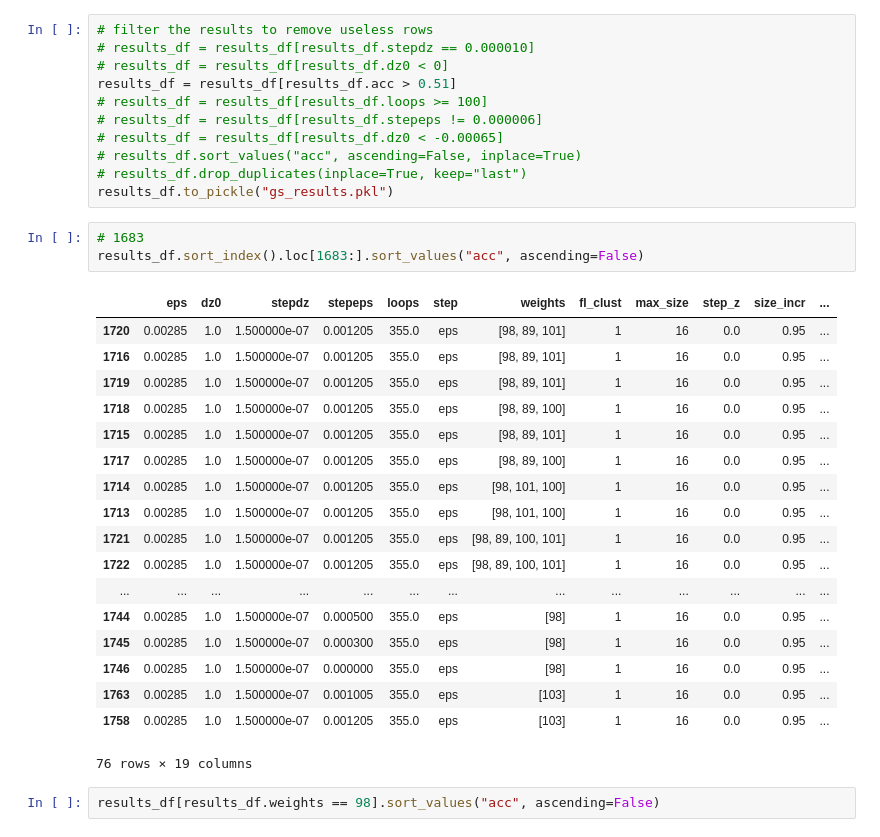
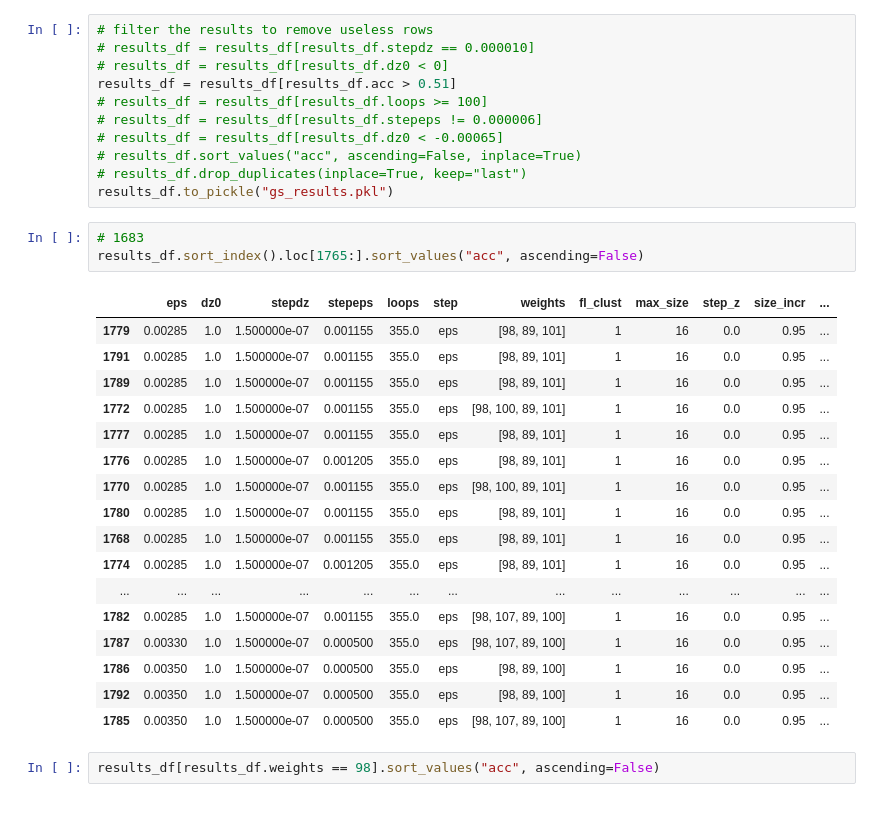
Before and after one commit to escuccim/trackml_code, a Jupyter notebook: gridsearch_scratchpad.ipynb, the cells around one changed output. Saved outputs shown, nothing was run; the diff lists cells and outputs as text.

```diff
--- a/gridsearch_scratchpad.ipynb
+++ b/gridsearch_scratchpad.ipynb
@@ -18,26 +18,25 @@ results_df = results_df[results_df.acc > 0.51]
 results_df.to_pickle("gs_results.pkl")
 # %%
 # 1683
-results_df.sort_index().loc[1683:].sort_values("acc", ascending=False)
+results_df.sort_index().loc[1765:].sort_values("acc", ascending=False)
 # %% [output]
 |  | eps | dz0 | stepdz | stepeps | loops | step | weights | fl_clust | max_size | step_z | size_incr | ... |
-| 1720 | 0.00285 | 1.0 | 1.500000e-07 | 0.001205 | 355.0 | eps | [98, 89, 101] | 1 | 16 | 0.0 | 0.95 | ... |
-| 1716 | 0.00285 | 1.0 | 1.500000e-07 | 0.001205 | 355.0 | eps | [98, 89, 101] | 1 | 16 | 0.0 | 0.95 | ... |
-| 1719 | 0.00285 | 1.0 | 1.500000e-07 | 0.001205 | 355.0 | eps | [98, 89, 101] | 1 | 16 | 0.0 | 0.95 | ... |
-| 1718 | 0.00285 | 1.0 | 1.500000e-07 | 0.001205 | 355.0 | eps | [98, 89, 100] | 1 | 16 | 0.0 | 0.95 | ... |
-| 1715 | 0.00285 | 1.0 | 1.500000e-07 | 0.001205 | 355.0 | eps | [98, 89, 101] | 1 | 16 | 0.0 | 0.95 | ... |
-| 1717 | 0.00285 | 1.0 | 1.500000e-07 | 0.001205 | 355.0 | eps | [98, 89, 100] | 1 | 16 | 0.0 | 0.95 | ... |
-| 1714 | 0.00285 | 1.0 | 1.500000e-07 | 0.001205 | 355.0 | eps | [98, 101, 100] | 1 | 16 | 0.0 | 0.95 | ... |
-| 1713 | 0.00285 | 1.0 | 1.500000e-07 | 0.001205 | 355.0 | eps | [98, 101, 100] | 1 | 16 | 0.0 | 0.95 | ... |
-| 1721 | 0.00285 | 1.0 | 1.500000e-07 | 0.001205 | 355.0 | eps | [98, 89, 100, 101] | 1 | 16 | 0.0 | 0.95 | ... |
-| 1722 | 0.00285 | 1.0 | 1.500000e-07 | 0.001205 | 355.0 | eps | [98, 89, 100, 101] | 1 | 16 | 0.0 | 0.95 | ... |
+| 1779 | 0.00285 | 1.0 | 1.500000e-07 | 0.001155 | 355.0 | eps | [98, 89, 101] | 1 | 16 | 0.0 | 0.95 | ... |
+| 1791 | 0.00285 | 1.0 | 1.500000e-07 | 0.001155 | 355.0 | eps | [98, 89, 101] | 1 | 16 | 0.0 | 0.95 | ... |
+| 1789 | 0.00285 | 1.0 | 1.500000e-07 | 0.001155 | 355.0 | eps | [98, 89, 101] | 1 | 16 | 0.0 | 0.95 | ... |
+| 1772 | 0.00285 | 1.0 | 1.500000e-07 | 0.001155 | 355.0 | eps | [98, 100, 89, 101] | 1 | 16 | 0.0 | 0.95 | ... |
+| 1777 | 0.00285 | 1.0 | 1.500000e-07 | 0.001155 | 355.0 | eps | [98, 89, 101] | 1 | 16 | 0.0 | 0.95 | ... |
+| 1776 | 0.00285 | 1.0 | 1.500000e-07 | 0.001205 | 355.0 | eps | [98, 89, 101] | 1 | 16 | 0.0 | 0.95 | ... |
+| 1770 | 0.00285 | 1.0 | 1.500000e-07 | 0.001155 | 355.0 | eps | [98, 100, 89, 101] | 1 | 16 | 0.0 | 0.95 | ... |
+| 1780 | 0.00285 | 1.0 | 1.500000e-07 | 0.001155 | 355.0 | eps | [98, 89, 101] | 1 | 16 | 0.0 | 0.95 | ... |
+| 1768 | 0.00285 | 1.0 | 1.500000e-07 | 0.001155 | 355.0 | eps | [98, 89, 101] | 1 | 16 | 0.0 | 0.95 | ... |
+| 1774 | 0.00285 | 1.0 | 1.500000e-07 | 0.001205 | 355.0 | eps | [98, 89, 101] | 1 | 16 | 0.0 | 0.95 | ... |
 | ... | ... | ... | ... | ... | ... | ... | ... | ... | ... | ... | ... | ... |
-| 1744 | 0.00285 | 1.0 | 1.500000e-07 | 0.000500 | 355.0 | eps | [98] | 1 | 16 | 0.0 | 0.95 | ... |
-| 1745 | 0.00285 | 1.0 | 1.500000e-07 | 0.000300 | 355.0 | eps | [98] | 1 | 16 | 0.0 | 0.95 | ... |
-| 1746 | 0.00285 | 1.0 | 1.500000e-07 | 0.000000 | 355.0 | eps | [98] | 1 | 16 | 0.0 | 0.95 | ... |
-| 1763 | 0.00285 | 1.0 | 1.500000e-07 | 0.001005 | 355.0 | eps | [103] | 1 | 16 | 0.0 | 0.95 | ... |
-| 1758 | 0.00285 | 1.0 | 1.500000e-07 | 0.001205 | 355.0 | eps | [103] | 1 | 16 | 0.0 | 0.95 | ... |
+| 1782 | 0.00285 | 1.0 | 1.500000e-07 | 0.001155 | 355.0 | eps | [98, 107, 89, 100] | 1 | 16 | 0.0 | 0.95 | ... |
+| 1787 | 0.00330 | 1.0 | 1.500000e-07 | 0.000500 | 355.0 | eps | [98, 107, 89, 100] | 1 | 16 | 0.0 | 0.95 | ... |
+| 1786 | 0.00350 | 1.0 | 1.500000e-07 | 0.000500 | 355.0 | eps | [98, 89, 100] | 1 | 16 | 0.0 | 0.95 | ... |
+| 1792 | 0.00350 | 1.0 | 1.500000e-07 | 0.000500 | 355.0 | eps | [98, 89, 100] | 1 | 16 | 0.0 | 0.95 | ... |
+| 1785 | 0.00350 | 1.0 | 1.500000e-07 | 0.000500 | 355.0 | eps | [98, 107, 89, 100] | 1 | 16 | 0.0 | 0.95 | ... |
-76 rows × 19 columns
 # %%
 results_df[results_df.weights == 98].sort_values("acc", ascending=False)
 # %% [output]
```
Also changed, not shown: parts of 1 cell of this notebook, 5 other files.
